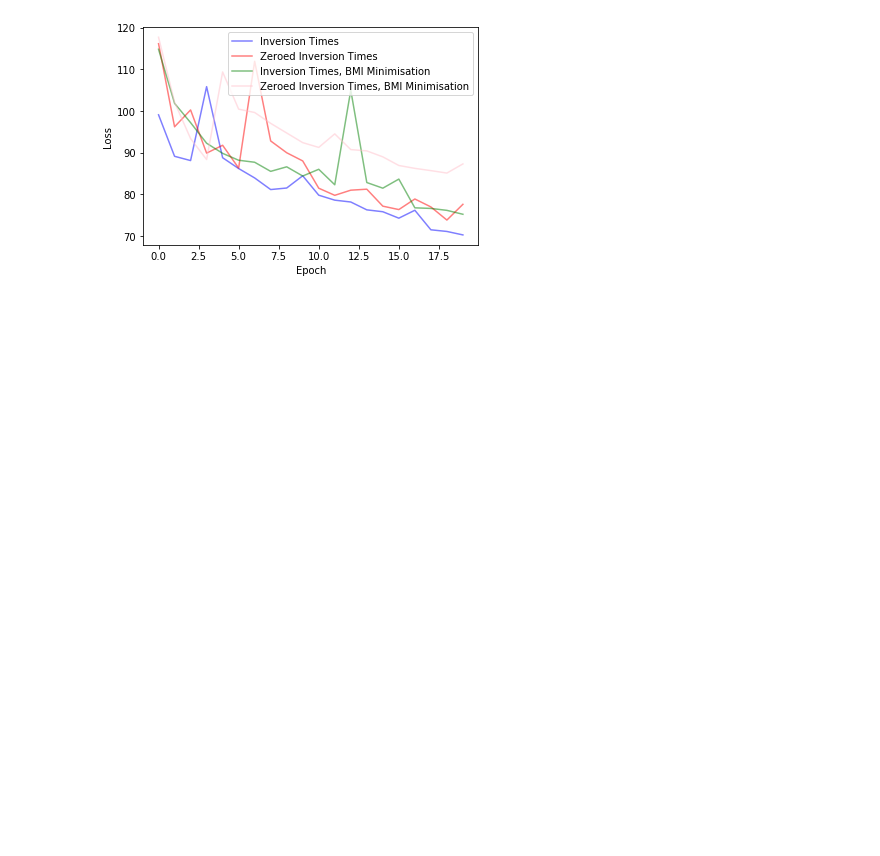
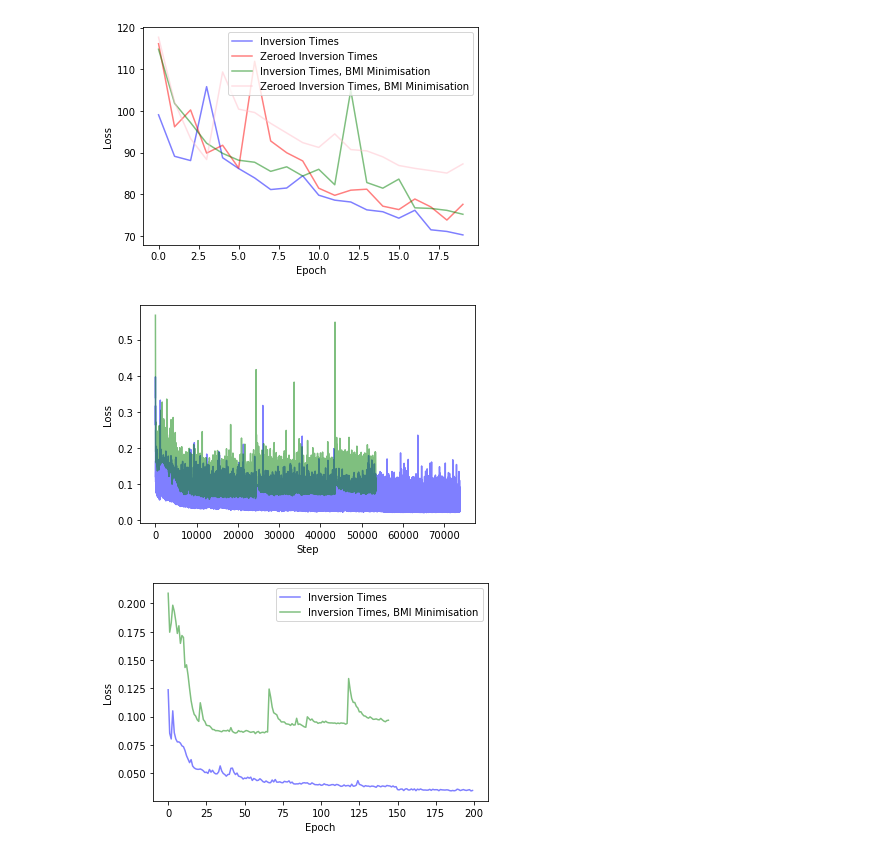
Before and after one commit to hillce/Meta_T1, a Jupyter notebook: figure.ipynb, the cells around one changed output. Drawn from its saved outputs; the diff is of its cells as text; code cells hidden in the pictures; blank space fills up the shorter version.

```diff
--- a/figure.ipynb
+++ b/figure.ipynb
@@ -275,3 +275,47 @@ plt.show()
 # %% [output]
 [figure]
 [figure]
+# %%
+with open("./TrainingLogs/MU_INVT1_LD_INVTIMES_nE200/Training_Loss.json","r") as f:
+    valLossInv = json.load(f)
+
+valLossInvFlat = [x for sublist in valLossInv for x in sublist]
+valLossInvMean = [np.mean(sublist) for sublist in valLossInv]
+
+# with open("./TrainingLogs/MU_INVT1_LD_0INVTIMES_nE200/Training_Loss.json","r") as f:
+#     valLoss0Inv = json.load(f)
+
+# valLoss0InvFlat = [x for sublist in valLoss0Inv for x in sublist]
+# valLoss0InvMean = [np.mean(sublist) for sublist in valLoss0Inv]
+
+with open("./TrainingLogs/MU_INVT1_LD_INVTIMES_BMI_nE200/Training_Loss.json","r") as f:
+    valLossInvBMI = json.load(f)
+
+valLossInvBMIFlat = [x for sublist in valLossInvBMI for x in sublist]
+valLossInvBMIMean = [np.mean(sublist) for sublist in valLossInvBMI]
+
+# with open("./TrainingLogs/MU_INVT1_LD_0INVTIMES_BMI_nE200/Training_Loss.json","r") as f:
+#     valLoss0InvBMI = json.load(f)
+
+# valLoss0InvBMIFlat = [x for sublist in valLoss0InvBMI for x in sublist]
+# valLoss0InvBMIMean = [np.mean(sublist) for sublist in valLoss0InvBMI]
+
+plt.plot(valLossInvFlat,"b",alpha=0.5)
+# plt.plot(valLoss0InvFlat,"r",alpha=0.5)
+plt.plot(valLossInvBMIFlat,"g",alpha=0.5)
+# plt.plot(valLoss0InvBMIFlat,"pink",alpha=0.5)
+plt.xlabel("Step")
+plt.ylabel("Loss")
+plt.show()
+
+plt.plot(valLossInvMean,"b",alpha=0.5,label="Inversion Times")
+# plt.plot(valLoss0InvMean,"r",alpha=0.5,label="Zeroed Inversion Times")
+plt.plot(valLossInvBMIMean,"g",alpha=0.5,label="Inversion Times, BMI Minimisation")
+# plt.plot(valLoss0InvBMIMean,"pink",alpha=0.5,label="Zeroed Inversion Times, BMI Minimisation")
+plt.xlabel("Epoch")
+plt.ylabel("Loss")
+plt.legend()
+plt.show()
+# %% [output]
+[figure, added]
+[figure, added]
```
Also changed, not shown: parts of 1 cell of this notebook, 3 other files.
